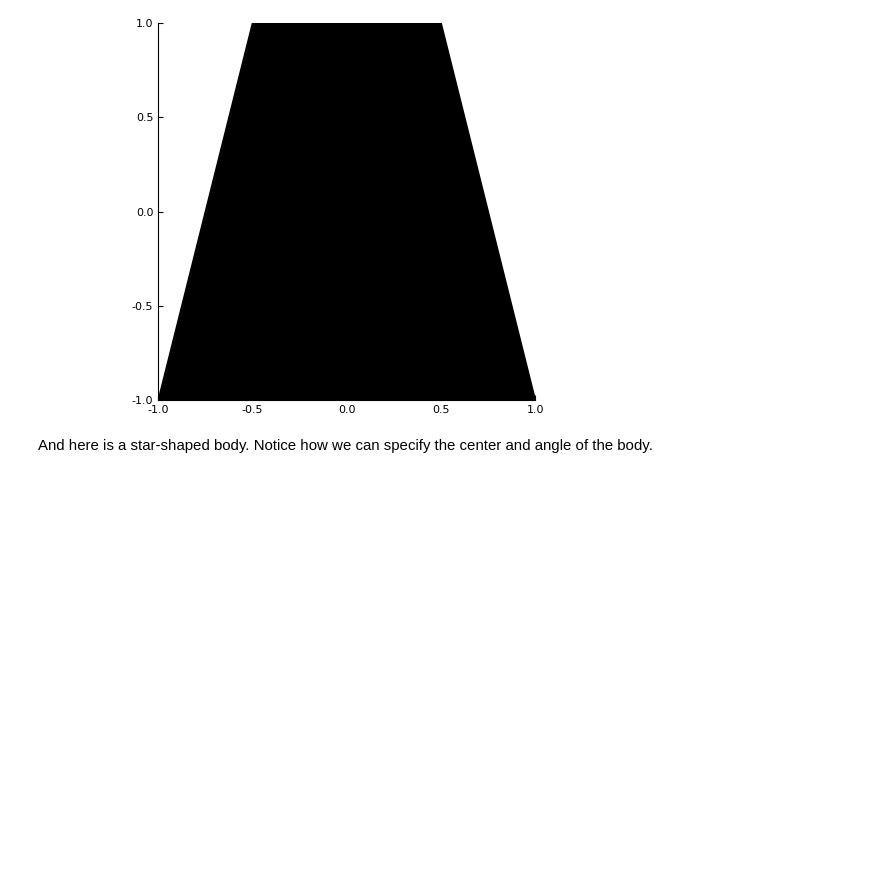
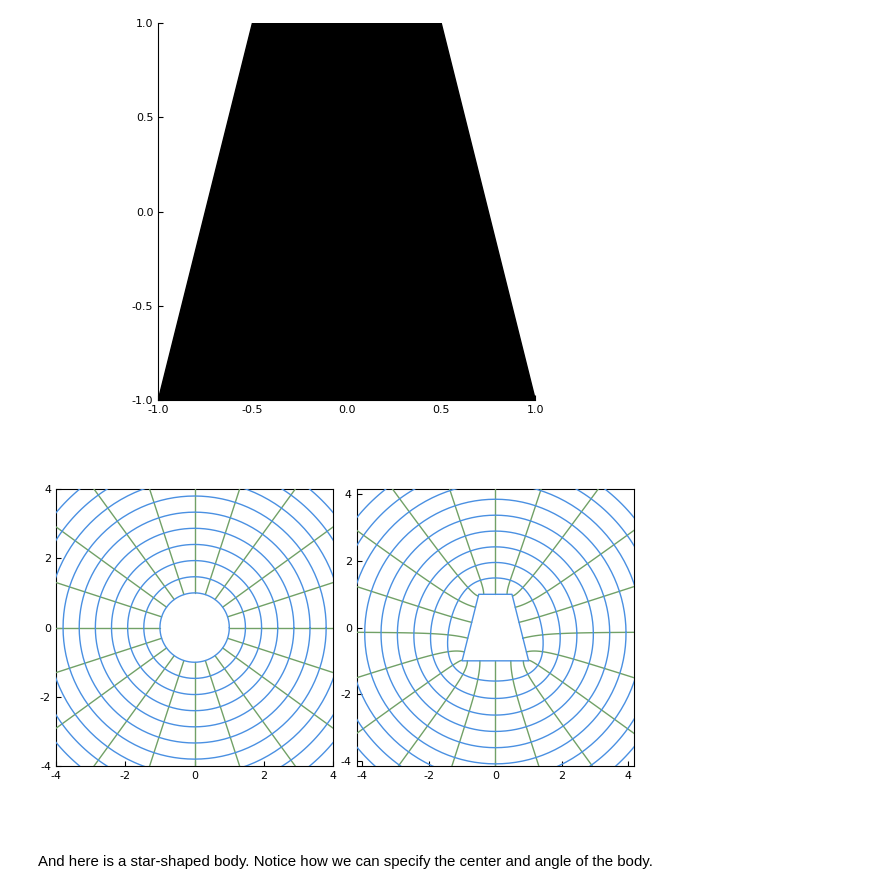
Before and after one commit to darwindarak/PotentialFlow.jl, a Jupyter notebook: binder/notebooks/Conformally mapped body.ipynb, the cells around one changed output. Saved outputs shown, nothing was run; the diff lists cells and outputs as text; code cells hidden in the pictures; blank space fills up the shorter version.

```diff
--- a/binder/notebooks/Conformally mapped body.ipynb
+++ b/binder/notebooks/Conformally mapped body.ipynb
@@ -41,11 +39,14 @@ To create a polygonal body from a Schwarz-Christoffel conformal transformation,
 Here's a basic example of a trapezoid:
 # %%
 p = Bodies.Polygon([-1.0,1.0,0.5,-0.5],[-1.0,-1.0,1.0,1.0]);
-m = SchwarzChristoffel.ExteriorMap(p;ncoeff=400)
-b = Bodies.ConformalBody(m)
+b = Bodies.ConformalBody(p)
 plot(b)
 # %% [output]
 [figure]
+# %%
+plot(b.m)
+# %% [output]
+[figure, added]
 # %% [markdown]
 And here is a star-shaped body. Notice how we can specify the center and angle of the body.
 # %%
```
Also changed, not shown: parts of 17 cells of this notebook, 3 other files.
